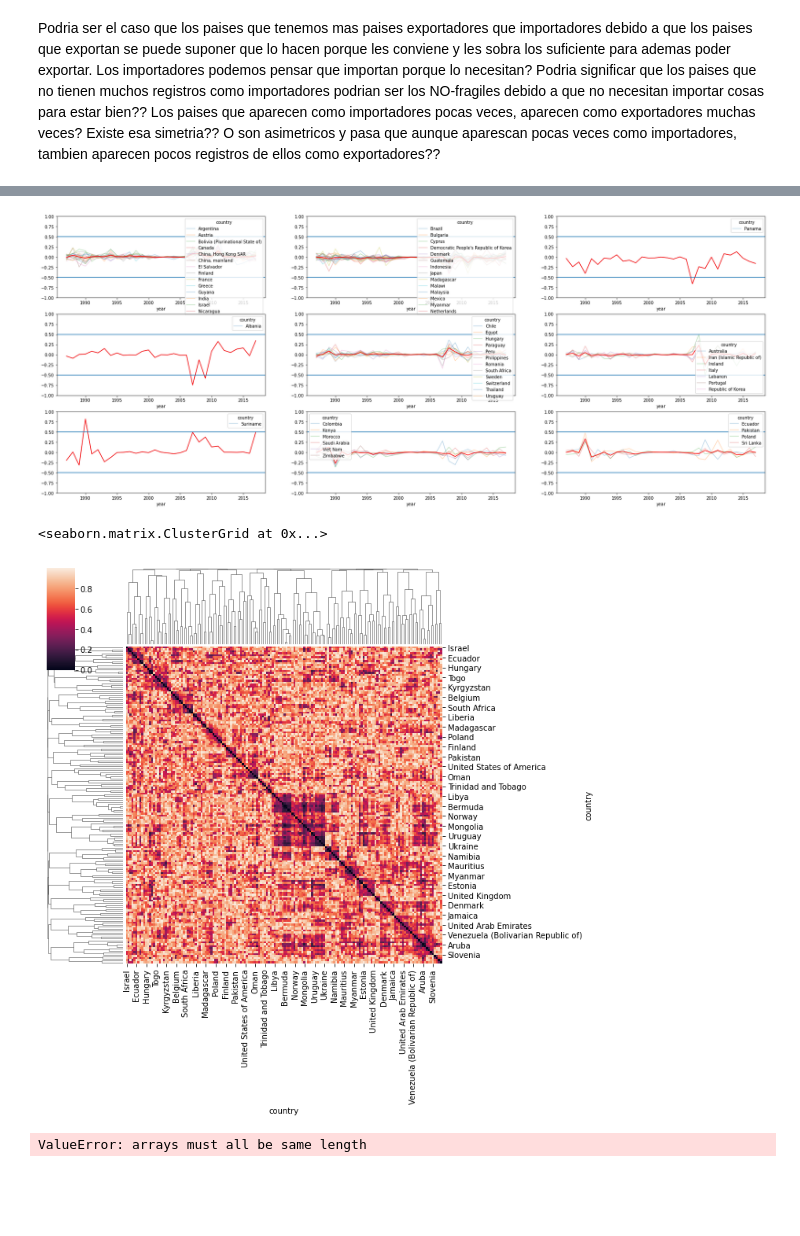
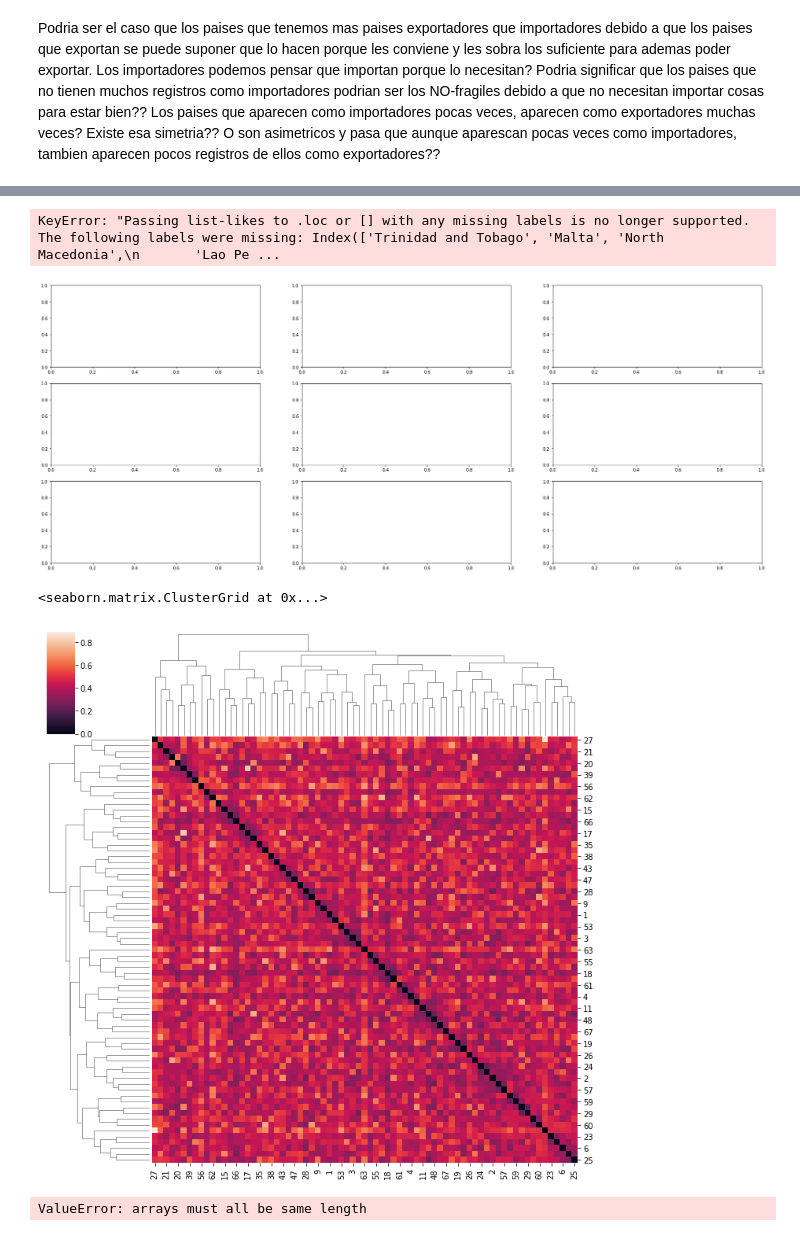
Before and after one commit to RogelioLozano/AOFFTN, a Jupyter notebook: Exploration_V3/Ideas_exploradas.ipynb, the cells around one changed output, grey strips where cells are left out. Cells and saved outputs as stored; diff of their text form; code cells hidden in the pictures; blank space fills up the shorter version.

```diff
--- a/Exploration_V3/Ideas_exploradas.ipynb
+++ b/Exploration_V3/Ideas_exploradas.ipynb
@@ -13,4 +31,2 @@ from pyts_utils import proximity_tools
 # %%
-af = pd.read_csv("antifragilidades_datasets/af.csv")
-af = af.rename({'Unnamed: 0':'country','Unnamed: 1':'year'},axis=1)
-df = pd.read_csv('pairing_data/for_distance_pairing/trade_matrix_final.csv',index_col=0)
+af = af.rename(columns={'Unnamed: 0':'country','Unnamed: 1':'year'})
@@ -24,0 +33,2 @@ df.importer.unique().shape
+# %%
+af=af.iloc[:,[0,1,4,5,8,9]]
@@ -61,7 +108,8 @@ for i in clusters['cluster'].unique():
 
 # clusters.groupby('cluster').apply(lambda cols: ex_pr.dropna(axis=1).loc[:,cols['country'].values].mean(axis=1).plot(figsize=(20,8)))
 # %% [output]
+KeyError: "Passing list-likes to .loc or [] with any missing labels is no longer supported. The following labels were missing: Index(['Trinidad and Tobago', 'Malta', 'North Macedonia',\n       'Lao Pe ...
-[figure, old version]
+[figure, new version]
 # %%
 from sklearn.preprocessing import power_transform
 # %%
@@ -75,15 +123,16 @@ import scipy.spatial.distance as sp
 dMI = lambda x,y: proximity_tools.MI(x,y,bins=3)
 # %%
 # distance_c = np.abs(sp.pdist(ex_pr.dropna(axis=1).T,metric='correlation'))
-# distance_c=np.abs(sp.pdist(yeo_johnson,metric=proximity_tools.max_xcorr))
-distance_c = 1-np.abs(ex_pr.dropna(axis=1,thresh=15).corr())
+distance_c=np.abs(sp.pdist(yeo_johnson,metric=proximity_tools.max_xcorr))
+# distance_c = 1-np.abs(ex_pr.dropna(axis=1,thresh=15).corr())
 # %%
-Z=linkage(sp.squareform(distance_c),method='complete',metric='precomputed')
+# Z=linkage(sp.squareform(distance_c),method='complete',metric='precomputed')
+Z=linkage(distance_c,method='complete',metric='precomputed')
 # %%
-sns.clustermap(distance_c,row_linkage=Z,col_linkage=Z)
+sns.clustermap(sp.squareform(distance_c),row_linkage=Z,col_linkage=Z)
 # %% [output]
 <seaborn.matrix.ClusterGrid at 0x...>
-[figure, old version]
+[figure, new version]
 # %%
 labels = fcluster(Z,54,criterion='maxclust')
 # %%
```
Also changed, not shown: parts of 20 cells of this notebook, 3 other files.
